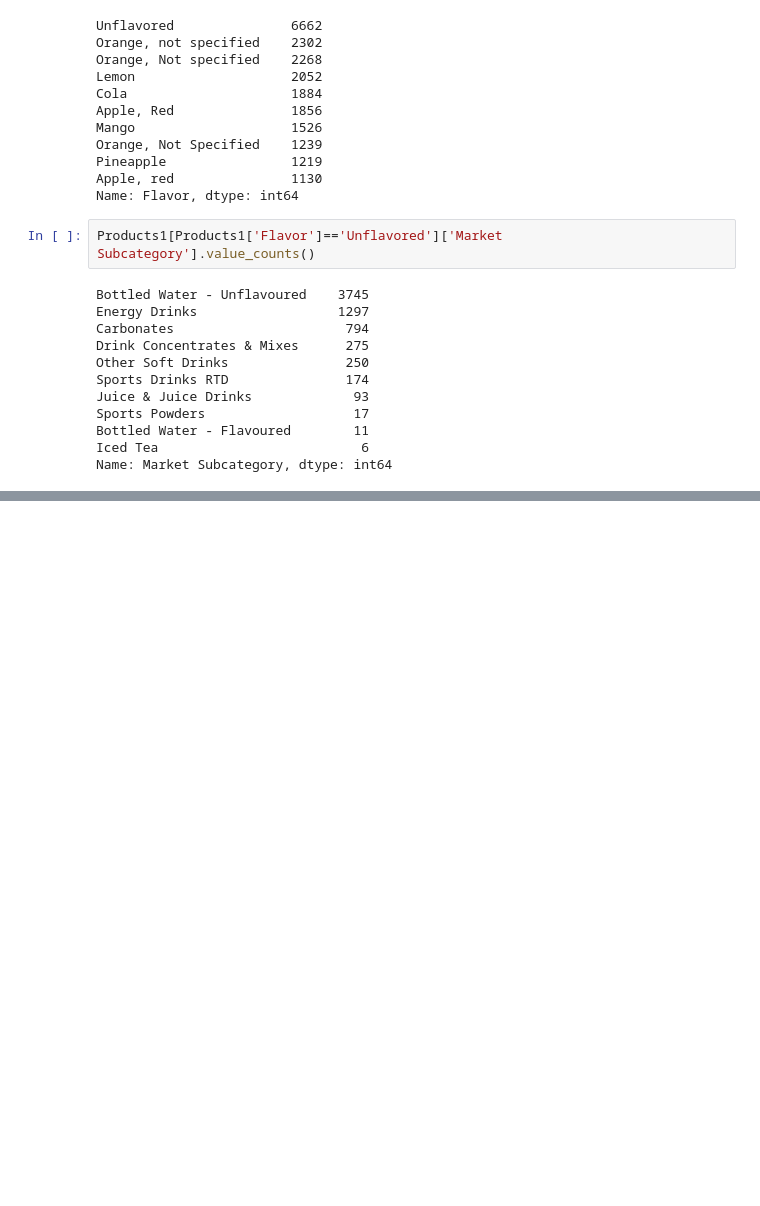
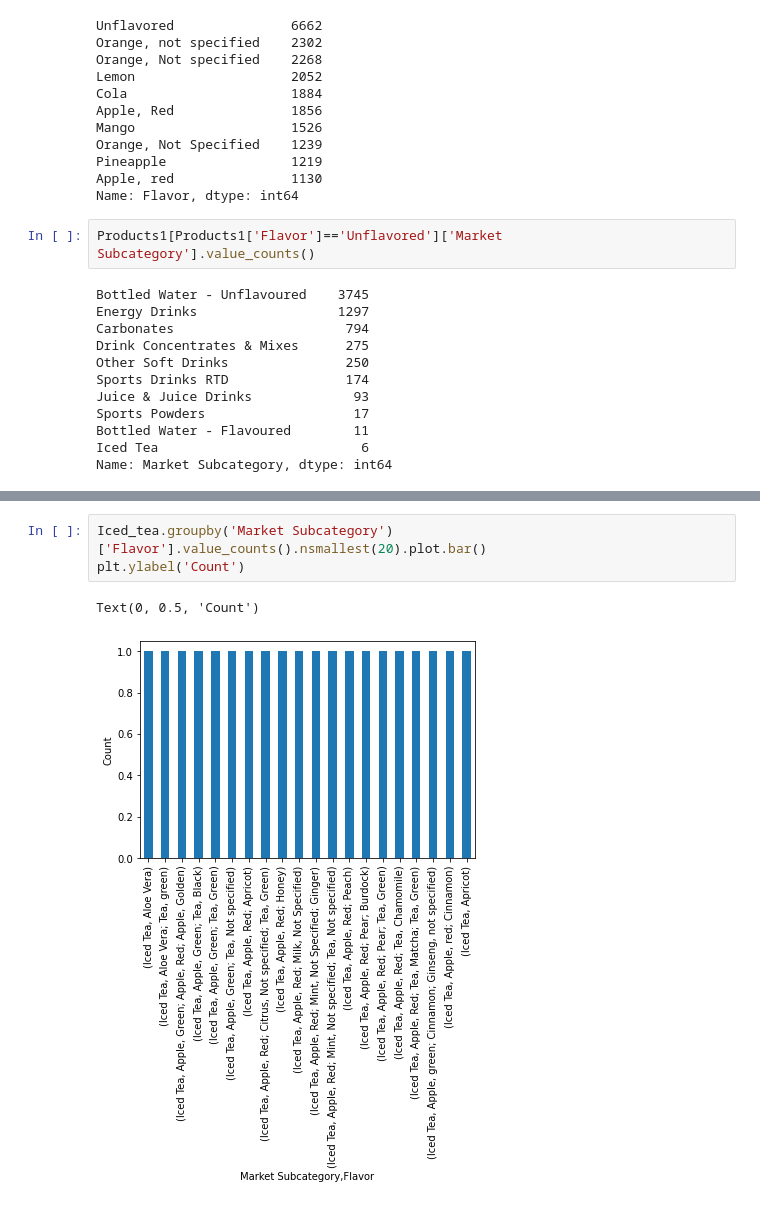
Before and after one commit to Priyabrat845/Emerging-Trends-case-study, a Jupyter notebook: Emerging_Trends_case_study.ipynb, the cells around one changed output, grey strips where cells are left out. Drawn from its saved outputs; the diff is of its cells as text; blank space fills up the shorter version.

```diff
--- a/Emerging_Trends_case_study.ipynb
+++ b/Emerging_Trends_case_study.ipynb
@@ -112,0 +230,6 @@ Name: Market Subcategory, dtype: int64
+# %%
+Iced_tea.groupby('Market Subcategory')['Flavor'].value_counts().nsmallest(20).plot.bar()
+plt.ylabel('Count')
+# %% [output]
+Text(0, 0.5, 'Count')
+[figure, added]
```
Also changed, not shown: parts of 19 cells of this notebook.
